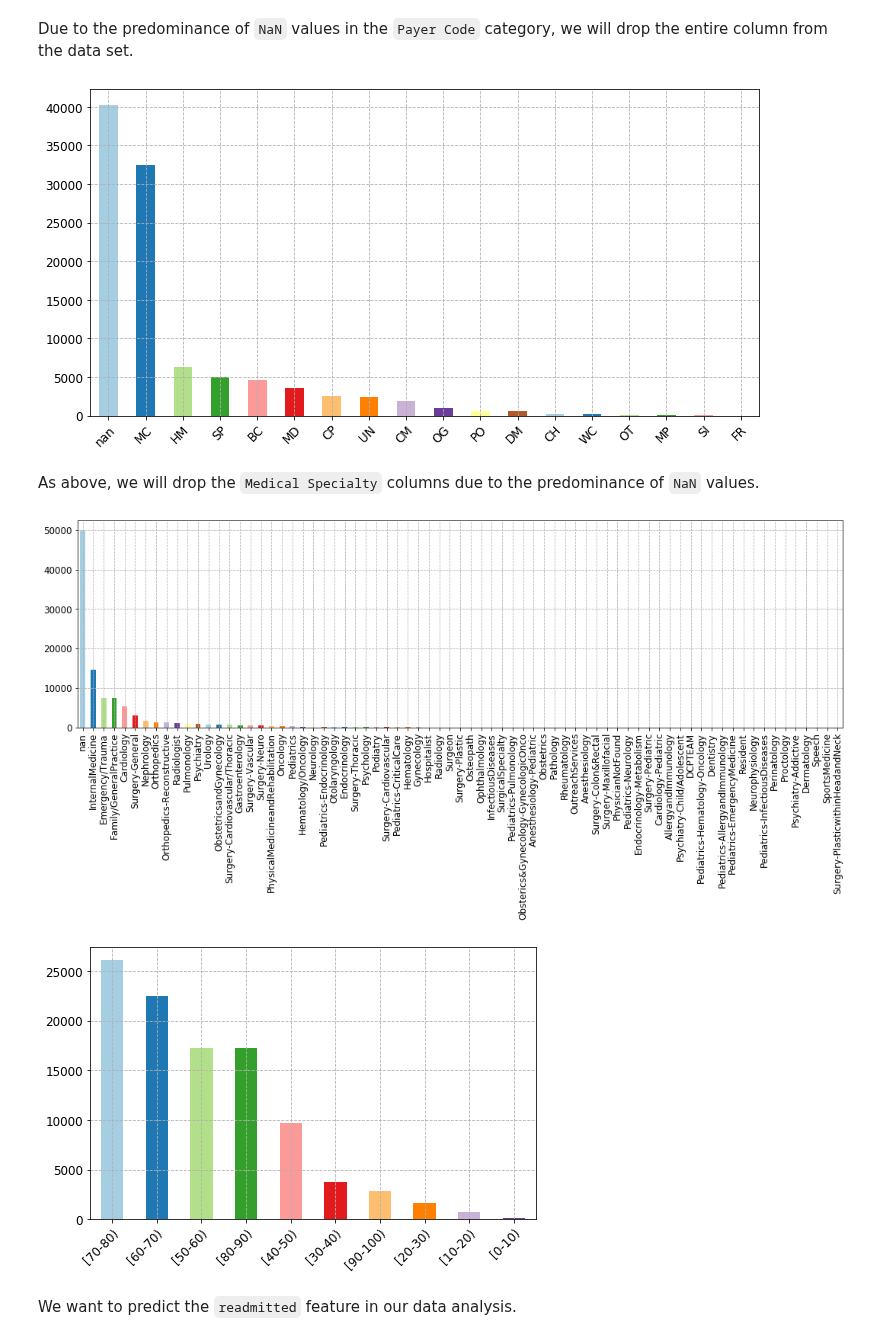
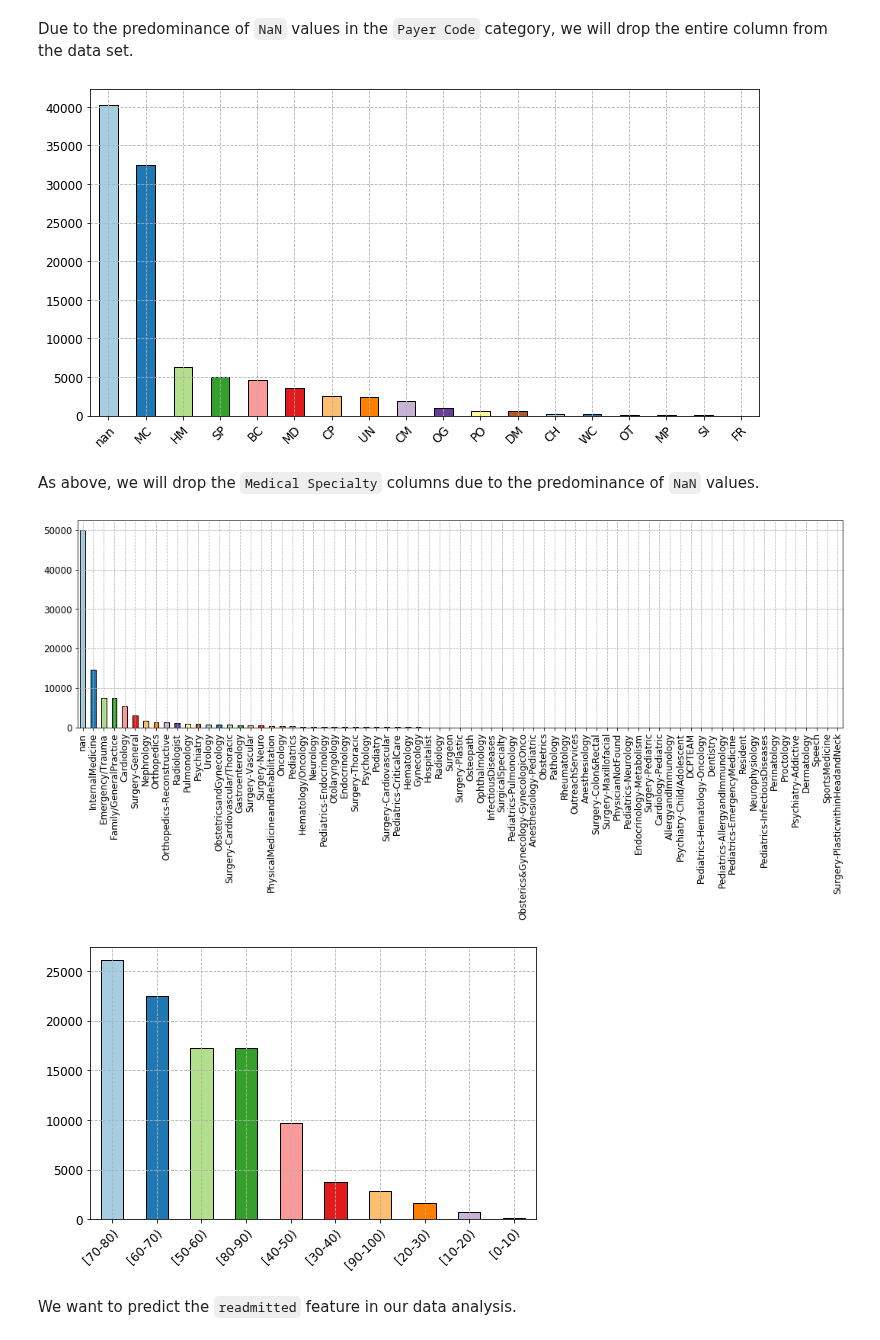
Before and after one commit to capac/kaggle-notebooks, a Jupyter notebook: diabetes-in-130-US-hospitals/1-data-preparation.ipynb, the cells around one changed output. Cells and saved outputs as stored; diff of their text form; code cells hidden in the pictures.

Commit message:
Added edge color to bar plots

```diff
--- a/diabetes-in-130-US-hospitals/1-data-preparation.ipynb
+++ b/diabetes-in-130-US-hospitals/1-data-preparation.ipynb
@@ -176,30 +176,30 @@ plt.grid(True, linestyle='--');
 Due to the predominance of `NaN` values in the `Payer Code` category, we will drop the entire column from the data set.
 # %%
 payer_code_sorted_df = df['payer_code'].value_counts(dropna=False)
-ax = payer_code_sorted_df.plot(kind='bar', color=plt.cm.Paired.colors, figsize=(12, 6))
+ax = payer_code_sorted_df.plot(kind='bar', color=plt.cm.Paired.colors, figsize=(12, 6), edgecolor='k')
 plt.setp(ax.get_xticklabels(), ha="right", rotation_mode="anchor", rotation=45, fontsize=12)
 plt.setp(ax.get_yticklabels(), fontsize=12)
 plt.grid(True, linestyle='--');
 # %% [output]
-[figure, old version]
+[figure, new version]
 # %% [markdown]
 As above, we will drop the `Medical Specialty` columns due to the predominance of `NaN` values.
 # %%
 medical_specialty_df = df['medical_specialty'].value_counts(dropna=False)
-ax = medical_specialty_df.plot(kind='bar', color=plt.cm.Paired.colors, figsize=(18, 5))
+ax = medical_specialty_df.plot(kind='bar', color=plt.cm.Paired.colors, figsize=(18, 5), edgecolor='k')
 plt.setp(ax.get_xticklabels(), fontsize=12)
 plt.setp(ax.get_yticklabels(), fontsize=12)
 plt.grid(True, linestyle='--');
 # %% [output]
-[figure, old version]
+[figure, new version]
 # %%
 age_df = df['age'].value_counts(dropna=False)
-ax = age_df.plot(kind='bar', color=plt.cm.Paired.colors, figsize=(8, 5))
+ax = age_df.plot(kind='bar', color=plt.cm.Paired.colors, figsize=(8, 5), edgecolor='k')
 plt.setp(ax.get_xticklabels(), ha="right", rotation_mode="anchor", rotation=45, fontsize=12)
 plt.setp(ax.get_yticklabels(), fontsize=12)
 plt.grid(True, linestyle='--');
 # %% [output]
-[figure, old version]
+[figure, new version]
 # %% [markdown]
 We want to predict the `readmitted` feature in our data analysis.
 # %%
```
Also changed, not shown: parts of 5 cells of this notebook.
